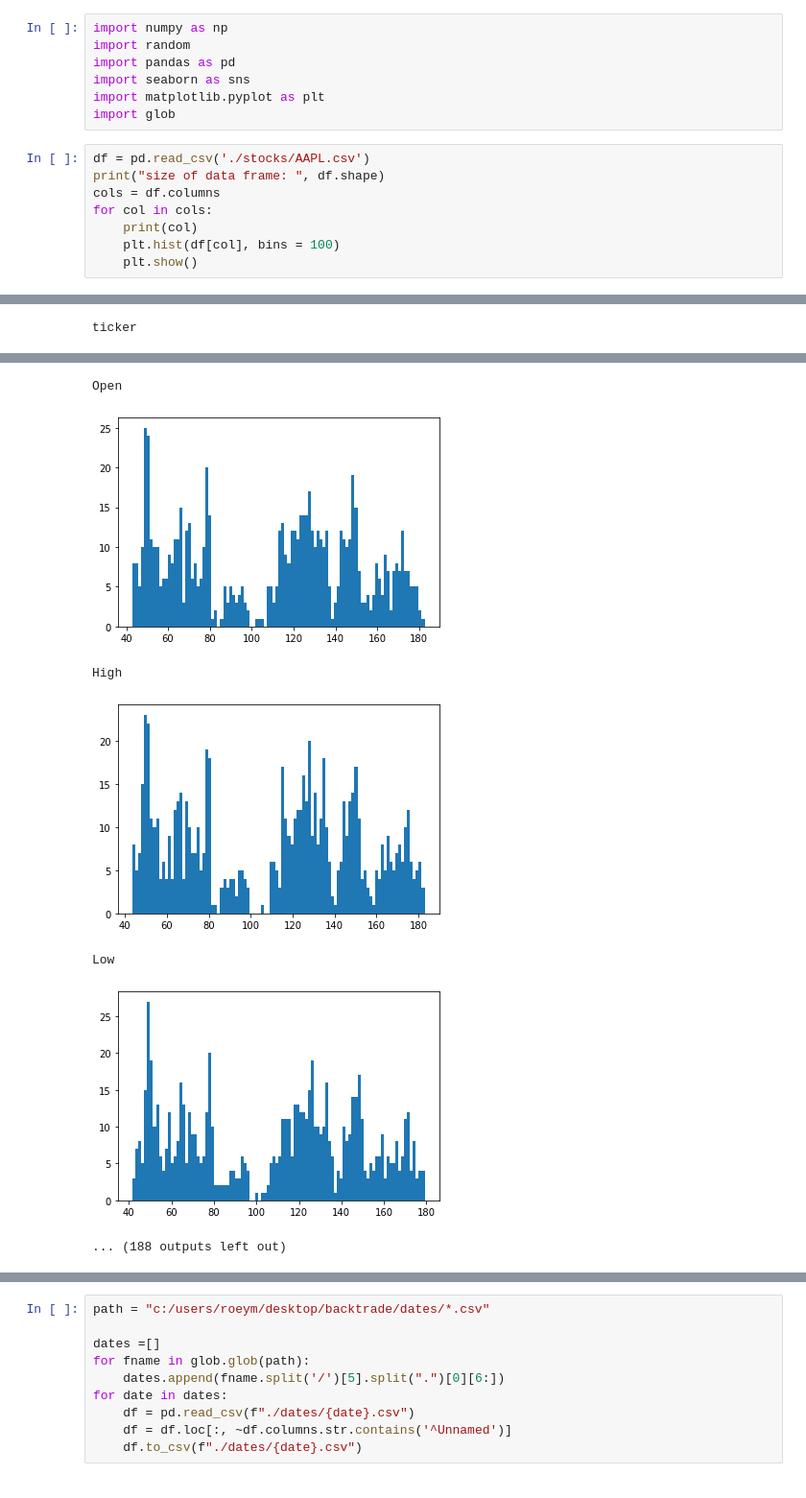
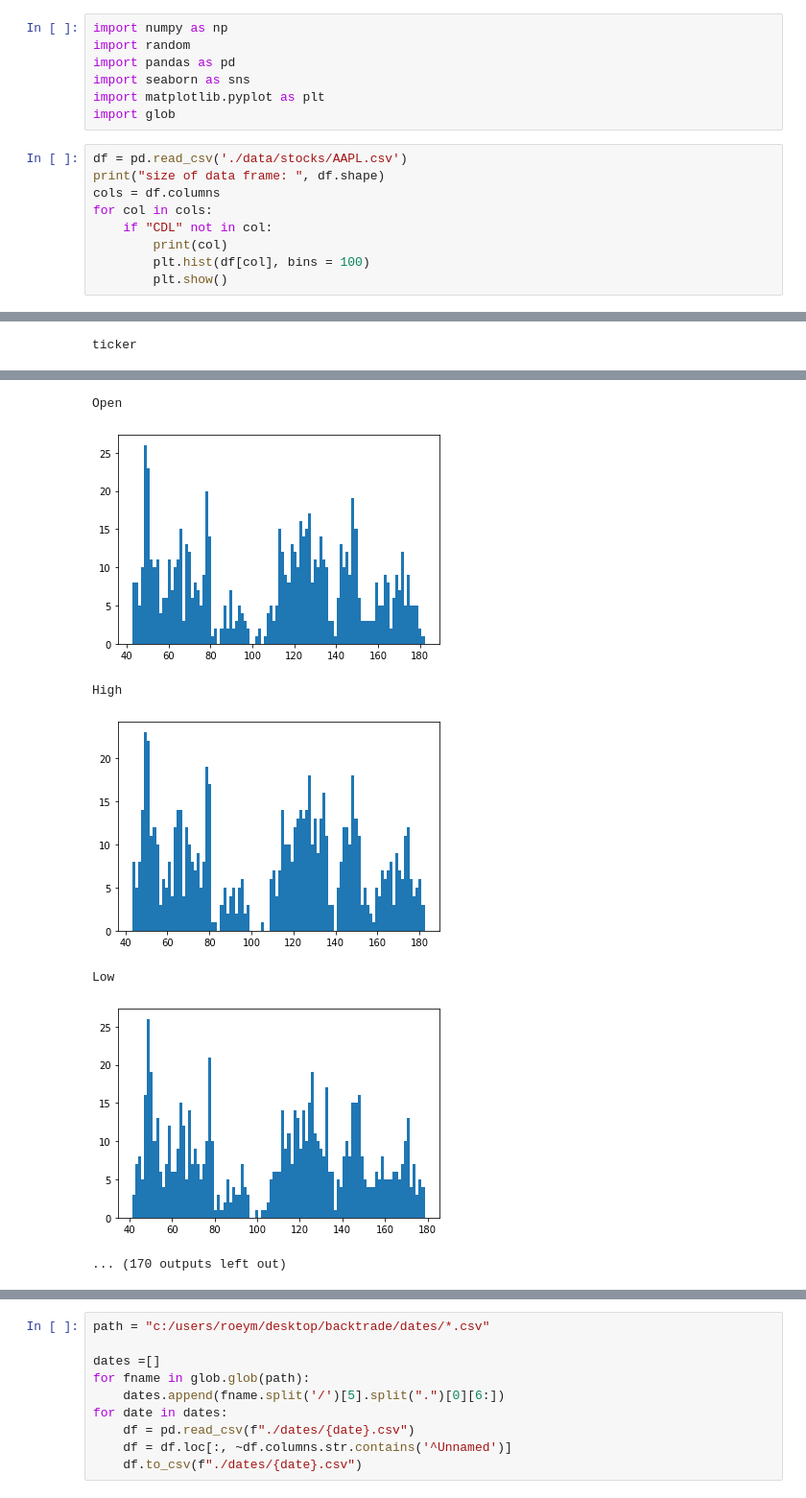
Before and after one commit to roeimichael/BackTrade, a Jupyter notebook: Untitled.ipynb, the cells around one changed output, grey strips where cells are left out. Shown: that part at 96% size. Cells and saved outputs as stored; diff of their text form.

```diff
--- a/Untitled.ipynb
+++ b/Untitled.ipynb
@@ -6,25 +6,26 @@ import seaborn as sns
 import matplotlib.pyplot as plt
 import glob
 # %%
-df = pd.read_csv('./stocks/AAPL.csv')
+df = pd.read_csv('./data/stocks/AAPL.csv')
 print("size of data frame: ", df.shape)
 cols = df.columns
 for col in cols:
-    print(col)
-    plt.hist(df[col], bins = 100)
-    plt.show()
+    if "CDL" not in col:
+        print(col)
+        plt.hist(df[col], bins = 100)
+        plt.show()
 # %% [output]
 size of data frame:  (758, 152)
 Unnamed: 0
 [figure]
 Date
 [figure]
 ticker
 [figure]
 Open
-[figure, old version]
+[figure, new version]
 High
-[figure, old version]
+[figure, new version]
 Low
-[figure, old version]
+[figure, new version]
-... (188 outputs left out)
+... (170 outputs left out)
```
Also changed, not shown: parts of 1 cell of this notebook, 2 other files.
